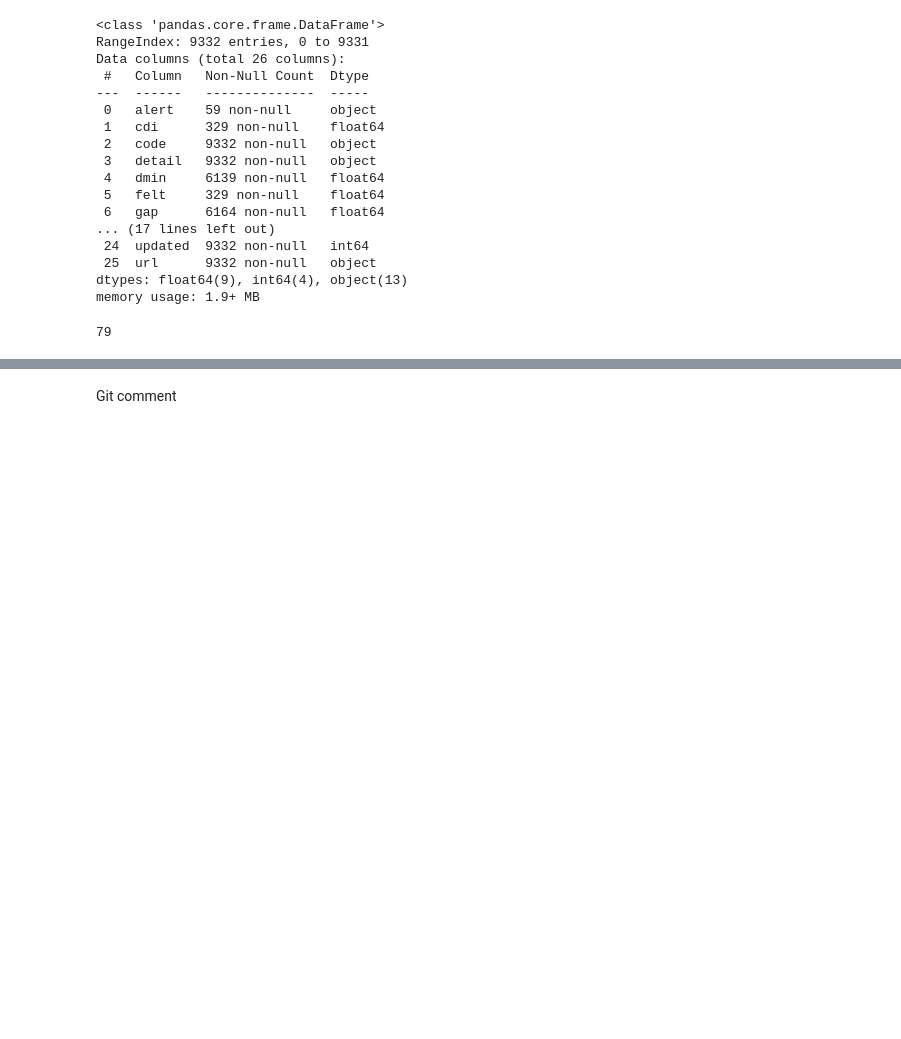
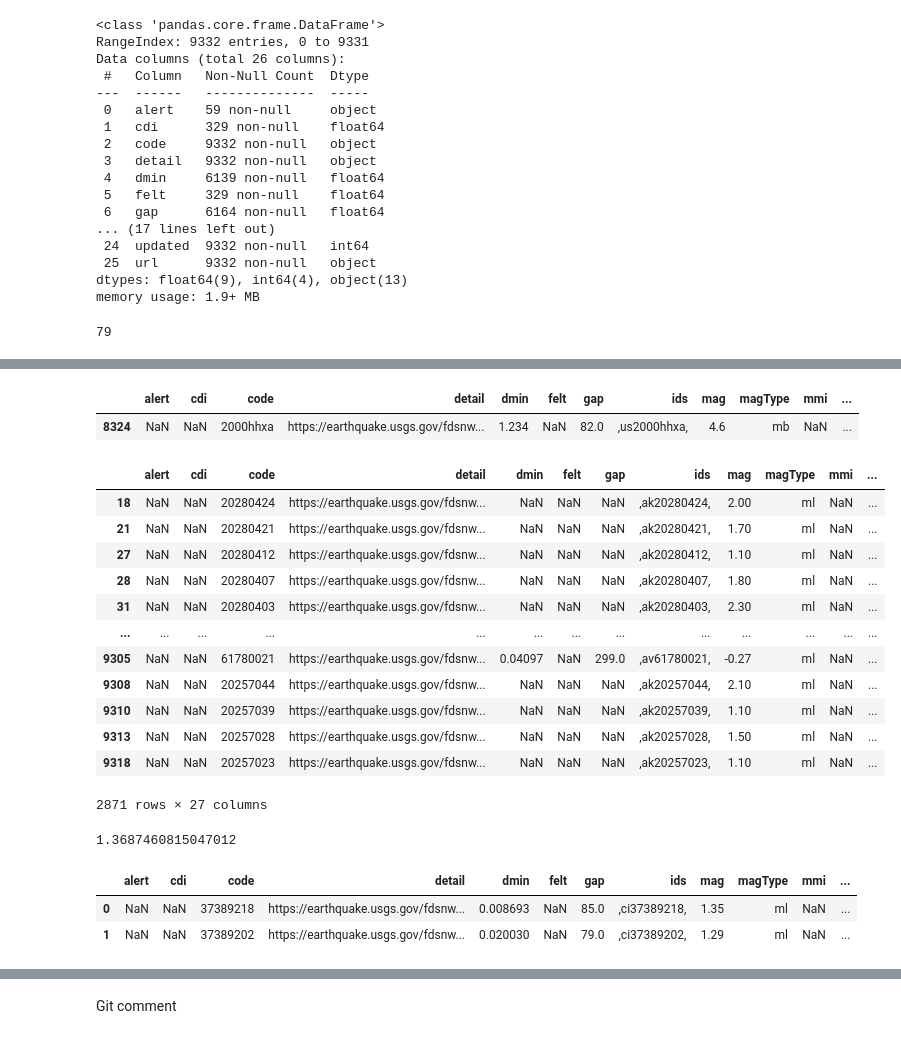
Before and after one commit to minhanh1135/Data-Preparation-and-Visualization, a Jupyter notebook: Week3-Pandas/homework3-pandas.ipynb, the cells around one changed output, grey strips where cells are left out. Drawn from its saved outputs; the diff is of its cells as text; code cells hidden in the pictures; blank space fills up the shorter version.

```diff
--- a/Week3-Pandas/homework3-pandas.ipynb
+++ b/Week3-Pandas/homework3-pandas.ipynb
@@ -41,3 +41,6 @@ memory usage: 1.9+ MB
 len(dt[(dt['magType'] == 'ml') & (dt['type'] == 'explosion')])
 # %% [output]
 79
+# %%
+dt['distance'] = dt['place'].str.split('km').str[0]
+dt.head(n=4)
@@ -44,3 +73,36 @@ len(dt[(dt['magType'] == 'ml') & (dt['type'] == 'explosion')])
+# %%
+c = dt[dt.distance.str.isnumeric()]
+c[c['distance'] == '167']
+# %% [output]
+|  | alert | cdi | code | detail | dmin | felt | gap | ids | mag | magType | mmi | ... |
+| 8324 | NaN | NaN | 2000hhxa | https://earthquake.usgs.gov/fdsnw... | 1.234 | NaN | 82.0 | ,us2000hhxa, | 4.6 | mb | NaN | ... |
 # %%
 #2 Calculate the mean of mag in Alaska and the distance is smaller than 100km, example:
 #"62km W of Cantwell, Alaska".
+c[(c.place.str.contains('Alaska')) & ((c.distance.astype(int)) <= 100)]
+# %% [output]
+|  | alert | cdi | code | detail | dmin | felt | gap | ids | mag | magType | mmi | ... |
+| 18 | NaN | NaN | 20280424 | https://earthquake.usgs.gov/fdsnw... | NaN | NaN | NaN | ,ak20280424, | 2.00 | ml | NaN | ... |
+| 21 | NaN | NaN | 20280421 | https://earthquake.usgs.gov/fdsnw... | NaN | NaN | NaN | ,ak20280421, | 1.70 | ml | NaN | ... |
+| 27 | NaN | NaN | 20280412 | https://earthquake.usgs.gov/fdsnw... | NaN | NaN | NaN | ,ak20280412, | 1.10 | ml | NaN | ... |
+| 28 | NaN | NaN | 20280407 | https://earthquake.usgs.gov/fdsnw... | NaN | NaN | NaN | ,ak20280407, | 1.80 | ml | NaN | ... |
+| 31 | NaN | NaN | 20280403 | https://earthquake.usgs.gov/fdsnw... | NaN | NaN | NaN | ,ak20280403, | 2.30 | ml | NaN | ... |
+| ... | ... | ... | ... | ... | ... | ... | ... | ... | ... | ... | ... | ... |
+| 9305 | NaN | NaN | 61780021 | https://earthquake.usgs.gov/fdsnw... | 0.04097 | NaN | 299.0 | ,av61780021, | -0.27 | ml | NaN | ... |
+| 9308 | NaN | NaN | 20257044 | https://earthquake.usgs.gov/fdsnw... | NaN | NaN | NaN | ,ak20257044, | 2.10 | ml | NaN | ... |
+| 9310 | NaN | NaN | 20257039 | https://earthquake.usgs.gov/fdsnw... | NaN | NaN | NaN | ,ak20257039, | 1.10 | ml | NaN | ... |
+| 9313 | NaN | NaN | 20257028 | https://earthquake.usgs.gov/fdsnw... | NaN | NaN | NaN | ,ak20257028, | 1.50 | ml | NaN | ... |
+| 9318 | NaN | NaN | 20257023 | https://earthquake.usgs.gov/fdsnw... | NaN | NaN | NaN | ,ak20257023, | 1.10 | ml | NaN | ... |
+2871 rows × 27 columns
+# %%
+c[(c.place.str.contains('Alaska')) & ((c.distance.astype(int)) <= 100)]['mag'].mean()
+# %% [output]
+1.3687460815047012
+# %%
+#3 Calculate the mean of mag in each quarter (q1:m1-m3, q2: m4-m6, q3: m7-m9, q4: m10-12),
+#the "time" field stores the milliseconds from 1/1/1970, hint: timestamp.
+dt.head(n=2)
+# %% [output]
+|  | alert | cdi | code | detail | dmin | felt | gap | ids | mag | magType | mmi | ... |
+| 0 | NaN | NaN | 37389218 | https://earthquake.usgs.gov/fdsnw... | 0.008693 | NaN | 85.0 | ,ci37389218, | 1.35 | ml | NaN | ... |
+| 1 | NaN | NaN | 37389202 | https://earthquake.usgs.gov/fdsnw... | 0.020030 | NaN | 79.0 | ,ci37389202, | 1.29 | ml | NaN | ... |
```
Also changed, not shown: parts of 12 cells of this notebook.
